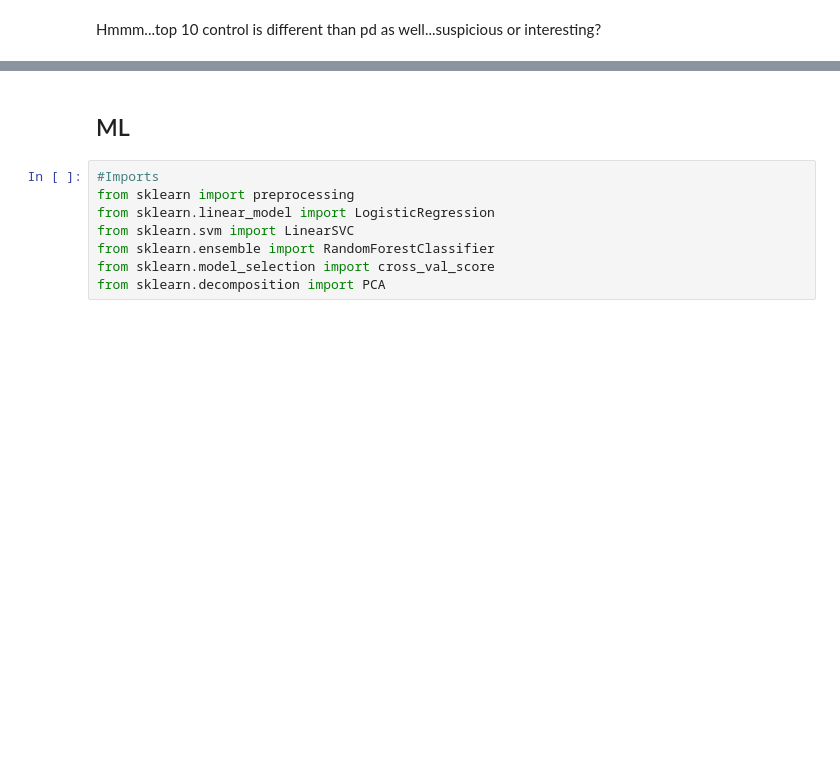
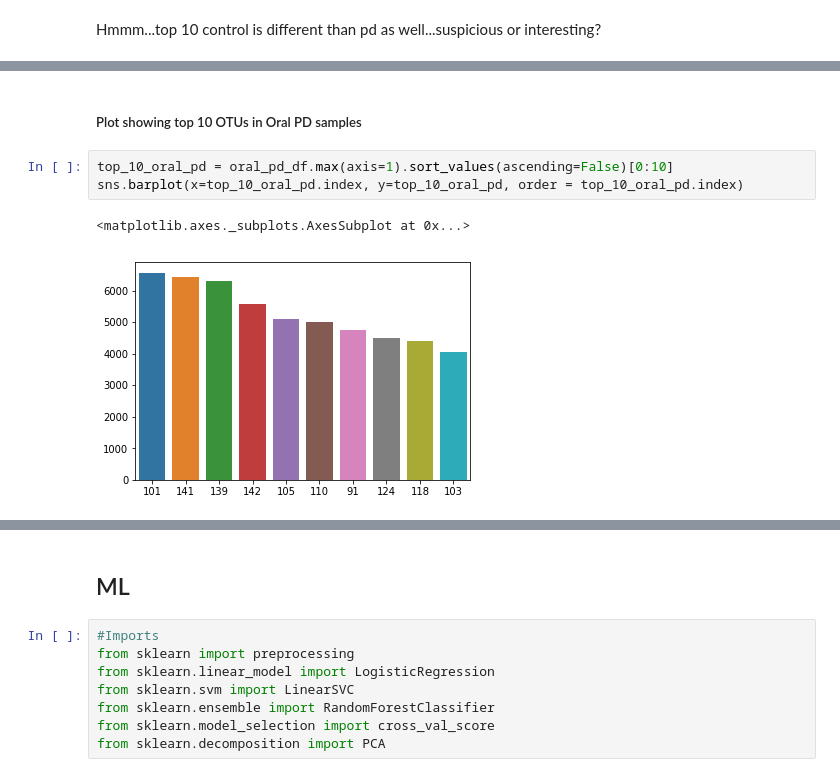
Before and after one commit to danilopena93/bioinformatics-playground, a Jupyter notebook: draft_nb.ipynb, the cells around one changed output, grey strips where cells are left out. Drawn from its saved outputs; the diff is of its cells as text; blank space fills up the shorter version.

```diff
--- a/draft_nb.ipynb
+++ b/draft_nb.ipynb
@@ -295,0 +400,8 @@ Hmmm...top 10 control is different than pd as well...suspicious or interesting?
+# %% [markdown]
+##### Plot showing top 10 OTUs in Oral PD samples
+# %%
+top_10_oral_pd = oral_pd_df.max(axis=1).sort_values(ascending=False)[0:10]
+sns.barplot(x=top_10_oral_pd.index, y=top_10_oral_pd, order = top_10_oral_pd.index)
+# %% [output]
+<matplotlib.axes._subplots.AxesSubplot at 0x...>
+[figure, added]
```
Also changed, not shown: parts of 35 cells of this notebook.
